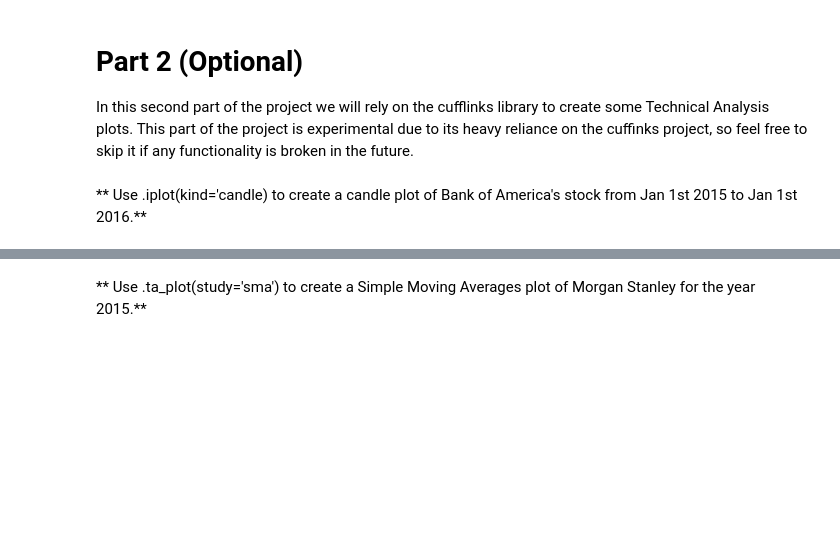
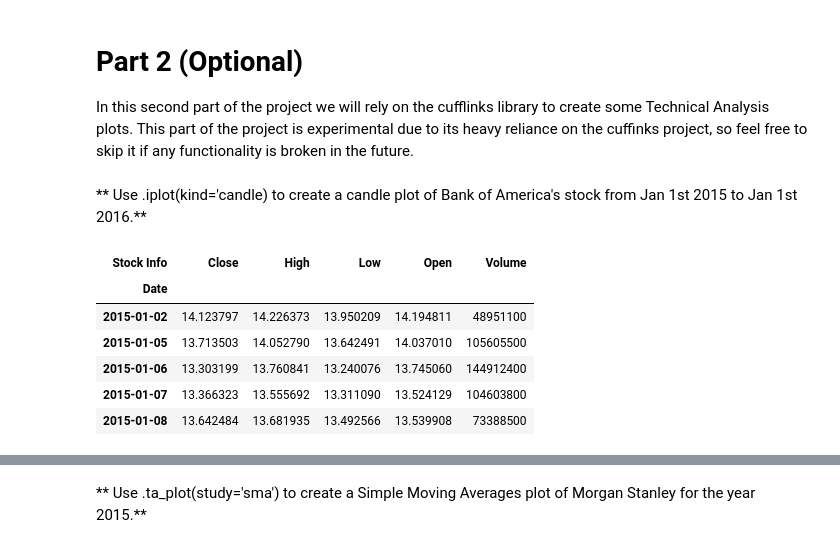
Before and after one commit to Gbohunmi/Python-for-Data-Science-and-Machine-Learning-Bootcamp-master, a Jupyter notebook: 10-Data-Capstone-Projects/03-Finance Project.ipynb, the cells around one changed output, grey strips where cells are left out. Cells and saved outputs as stored; diff of their text form; code cells hidden in the pictures; blank space fills up the shorter version.

```diff
--- a/10-Data-Capstone-Projects/03-Finance Project.ipynb
+++ b/10-Data-Capstone-Projects/03-Finance Project.ipynb
@@ -468,3 +468,14 @@ plt.show()
 In this second part of the project we will rely on the cufflinks library to create some Technical Analysis plots. This part of the project is experimental due to its heavy reliance on the cuffinks project, so feel free to skip it if any functionality is broken in the future.
 # %% [markdown]
 ** Use .iplot(kind='candle) to create a candle plot of Bank of America's stock from Jan 1st 2015 to Jan 1st 2016.**
+# %%
+bac_2016 = bank_stocks['BAC'].loc['2015']
+bac_2016.head()
+# %% [output]
+| Stock Info | Close | High | Low | Open | Volume |
+| Date |  |  |  |  |  |
+| 2015-01-02 | 14.123797 | 14.226373 | 13.950209 | 14.194811 | 48951100 |
+| 2015-01-05 | 13.713503 | 14.052790 | 13.642491 | 14.037010 | 105605500 |
+| 2015-01-06 | 13.303199 | 13.760841 | 13.240076 | 13.745060 | 144912400 |
+| 2015-01-07 | 13.366323 | 13.555692 | 13.311090 | 13.524129 | 104603800 |
+| 2015-01-08 | 13.642484 | 13.681935 | 13.492566 | 13.539908 | 73388500 |
```
Also changed, not shown: parts of 12 cells of this notebook.
